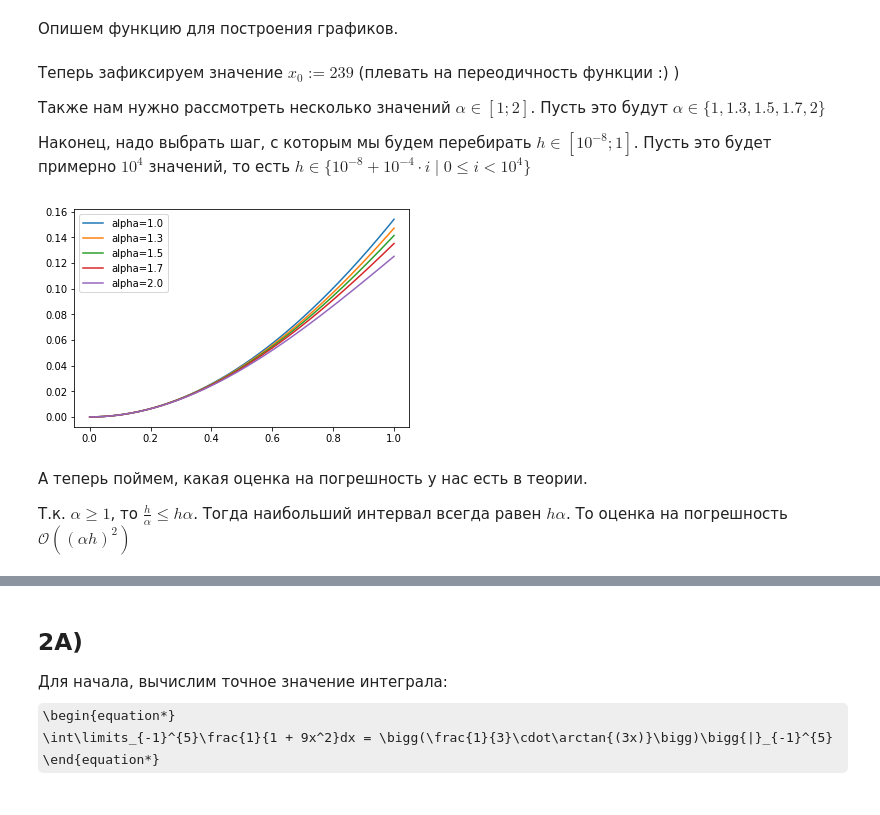
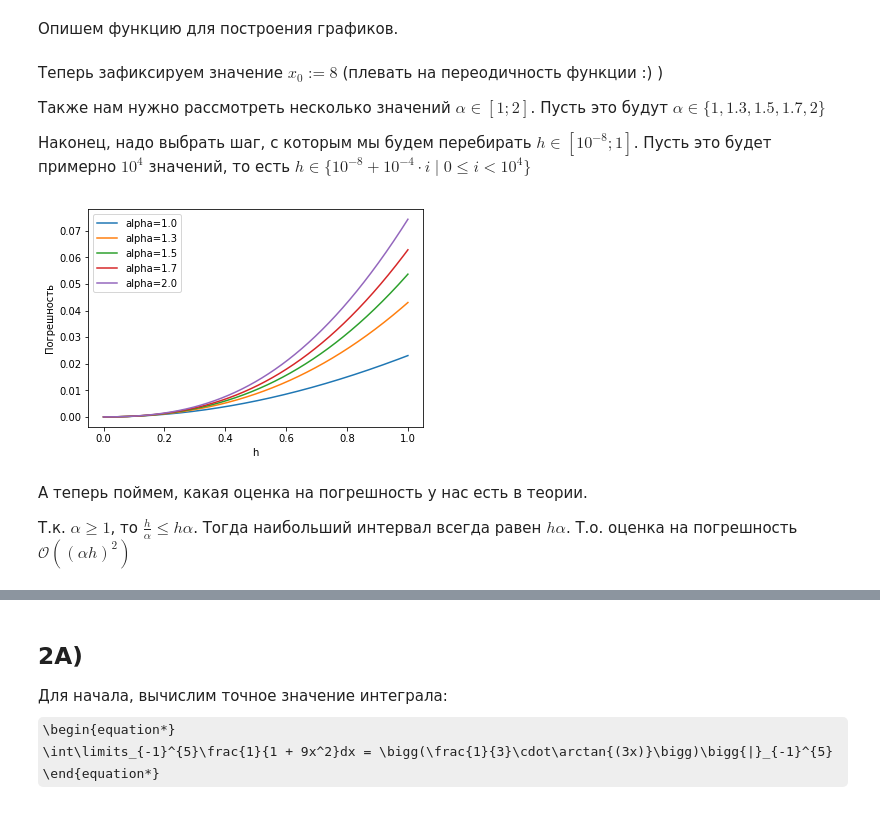
Before and after one commit to Igor-Tukh/numerical-methods, a Jupyter notebook: hw03/hw03.ipynb, the cells around one changed output, grey strips where cells are left out. Cells and saved outputs as stored; diff of their text form; code cells hidden in the pictures; some formulas as TeX source.

```diff
--- a/hw03/hw03.ipynb
+++ b/hw03/hw03.ipynb
@@ -75,7 +75,7 @@ def build_plot(xs, ys, xlabel='', ylabel='', title='', filename='plot', plot_lab
         plt.legend()
     plt.show()
 # %% [markdown]
-Теперь зафиксируем значение $x_0 := 239$ (плевать на переодичность функции :) )
+Теперь зафиксируем значение $x_0 := 8$ (плевать на переодичность функции :) )
 
 Также нам нужно рассмотреть несколько значений $\alpha \in [1; 2]$. Пусть это будут $\alpha \in \{1, 1.3, 1.5, 1.7, 2\}$
 
@@ -83,17 +83,19 @@ def build_plot(xs, ys, xlabel='', ylabel='', title='', filename='plot', plot_lab
 # %%
 start = np.longdouble(10**(-8))
 step = np.longdouble(10**(-4))
-x0 = 239
+x0 = 8
 
 hs = [start + step * i for i in range(10**4)]
 alphas = np.longdouble([1, 1.3, 1.5, 1.7, 2])
 
 build_plot([hs for _ in alphas], [[np.abs(get_derivative_f_value(x0) - get_derivative_f_value_by_formula(x0, alpha, h)) for h in hs] for alpha in alphas],
+           'h',
+           'Погрешность',
            plot_labels=['alpha={a}'.format(a = a) for a in alphas])
 # %% [output]
-[figure, old version]
+[figure, new version]
 # %% [markdown]
 А теперь поймем, какая оценка на погрешность у нас есть в теории.
 
 Т.к. $\alpha \geq 1$, то $\frac{h}{\alpha} \leq h \alpha$. Тогда наибольший интервал всегда равен $h \alpha$.
-То оценка на погрешность $\mathcal{O}((\alpha h)^2)$
+Т.о. оценка на погрешность $\mathcal{O}((\alpha h)^2)$
```
Also changed, not shown: parts of 11 cells of this notebook, 1 other file.
